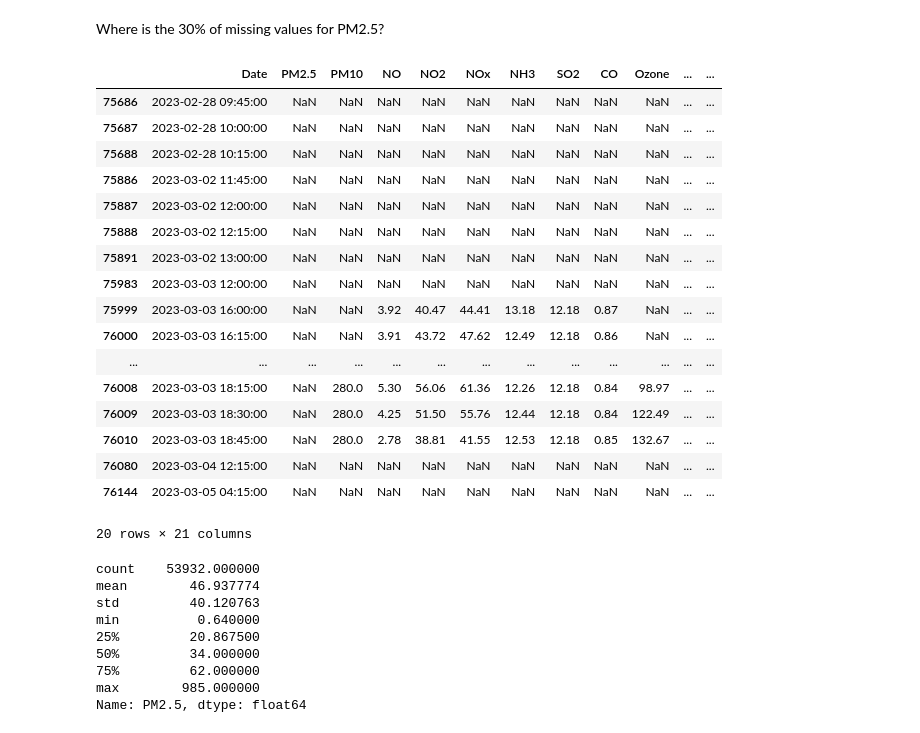
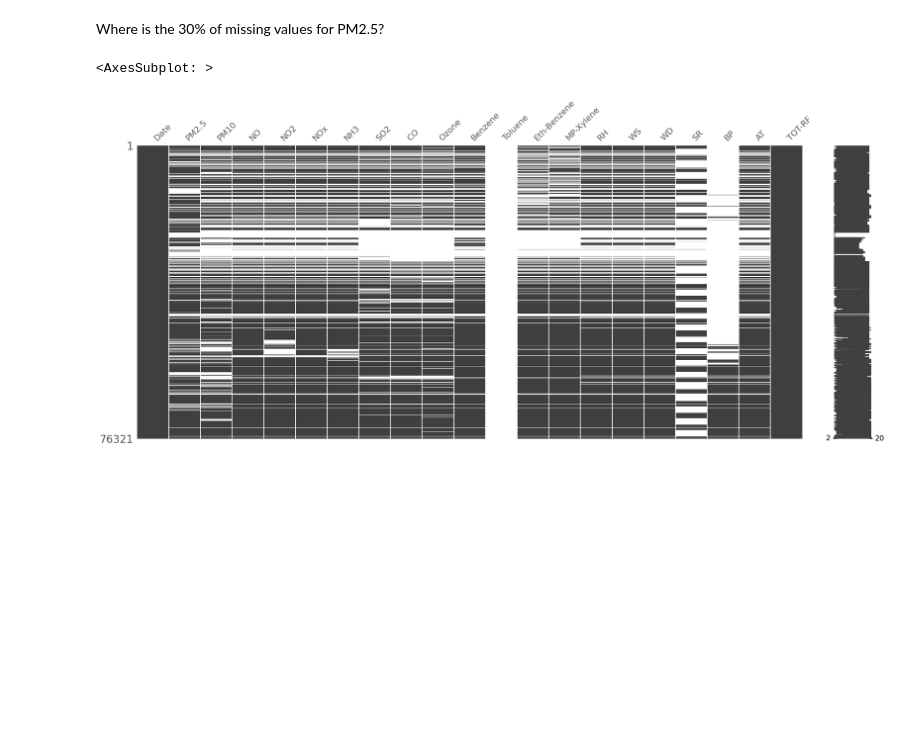
Before and after one commit to OmdenaAI/omdena-mumbai-chapter-air-quality, a Jupyter notebook: src/tasks/task-2-eda/cpcb_data_eda.ipynb, the cells around one changed output. Cells and saved outputs as stored; diff of their text form; code cells hidden in the pictures; blank space fills up the shorter version.

```diff
--- a/src/tasks/task-2-eda/cpcb_data_eda.ipynb
+++ b/src/tasks/task-2-eda/cpcb_data_eda.ipynb
@@ -137,36 +135,10 @@ df_pm25_missing = df[df['PM2.5'].isna()]
-# %%
-df_pm25_missing.tail(20)
-# %% [output]
-|  | Date | PM2.5 | PM10 | NO | NO2 | NOx | NH3 | SO2 | CO | Ozone | ... | ... |
-| 75686 | 2023-02-28 09:45:00 | NaN | NaN | NaN | NaN | NaN | NaN | NaN | NaN | NaN | ... | ... |
-| 75687 | 2023-02-28 10:00:00 | NaN | NaN | NaN | NaN | NaN | NaN | NaN | NaN | NaN | ... | ... |
-| 75688 | 2023-02-28 10:15:00 | NaN | NaN | NaN | NaN | NaN | NaN | NaN | NaN | NaN | ... | ... |
-| 75886 | 2023-03-02 11:45:00 | NaN | NaN | NaN | NaN | NaN | NaN | NaN | NaN | NaN | ... | ... |
-| 75887 | 2023-03-02 12:00:00 | NaN | NaN | NaN | NaN | NaN | NaN | NaN | NaN | NaN | ... | ... |
-| 75888 | 2023-03-02 12:15:00 | NaN | NaN | NaN | NaN | NaN | NaN | NaN | NaN | NaN | ... | ... |
-| 75891 | 2023-03-02 13:00:00 | NaN | NaN | NaN | NaN | NaN | NaN | NaN | NaN | NaN | ... | ... |
-| 75983 | 2023-03-03 12:00:00 | NaN | NaN | NaN | NaN | NaN | NaN | NaN | NaN | NaN | ... | ... |
-| 75999 | 2023-03-03 16:00:00 | NaN | NaN | 3.92 | 40.47 | 44.41 | 13.18 | 12.18 | 0.87 | NaN | ... | ... |
-| 76000 | 2023-03-03 16:15:00 | NaN | NaN | 3.91 | 43.72 | 47.62 | 12.49 | 12.18 | 0.86 | NaN | ... | ... |
-| ... | ... | ... | ... | ... | ... | ... | ... | ... | ... | ... | ... | ... |
-| 76008 | 2023-03-03 18:15:00 | NaN | 280.0 | 5.30 | 56.06 | 61.36 | 12.26 | 12.18 | 0.84 | 98.97 | ... | ... |
-| 76009 | 2023-03-03 18:30:00 | NaN | 280.0 | 4.25 | 51.50 | 55.76 | 12.44 | 12.18 | 0.84 | 122.49 | ... | ... |
-| 76010 | 2023-03-03 18:45:00 | NaN | 280.0 | 2.78 | 38.81 | 41.55 | 12.53 | 12.18 | 0.85 | 132.67 | ... | ... |
-| 76080 | 2023-03-04 12:15:00 | NaN | NaN | NaN | NaN | NaN | NaN | NaN | NaN | NaN | ... | ... |
-| 76144 | 2023-03-05 04:15:00 | NaN | NaN | NaN | NaN | NaN | NaN | NaN | NaN | NaN | ... | ... |
-20 rows × 21 columns
-# %%
-df["PM2.5"].describe()
-# %% [output]
-count    53932.000000
-mean        46.937774
-std         40.120763
-min          0.640000
-25%         20.867500
-50%         34.000000
-75%         62.000000
-max        985.000000
-Name: PM2.5, dtype: float64
+# %%
+plt.rcParams['figure.figsize']=(16,6)
+import missingno as msno
+msno.matrix(df)
+# %% [output]
+<AxesSubplot: >
+[figure, added]
 # %%
 # setting the dimensions of the plot
 fig, ax = plt.subplots(figsize=(15, 5))
```
Also changed, not shown: parts of 3 cells of this notebook.
